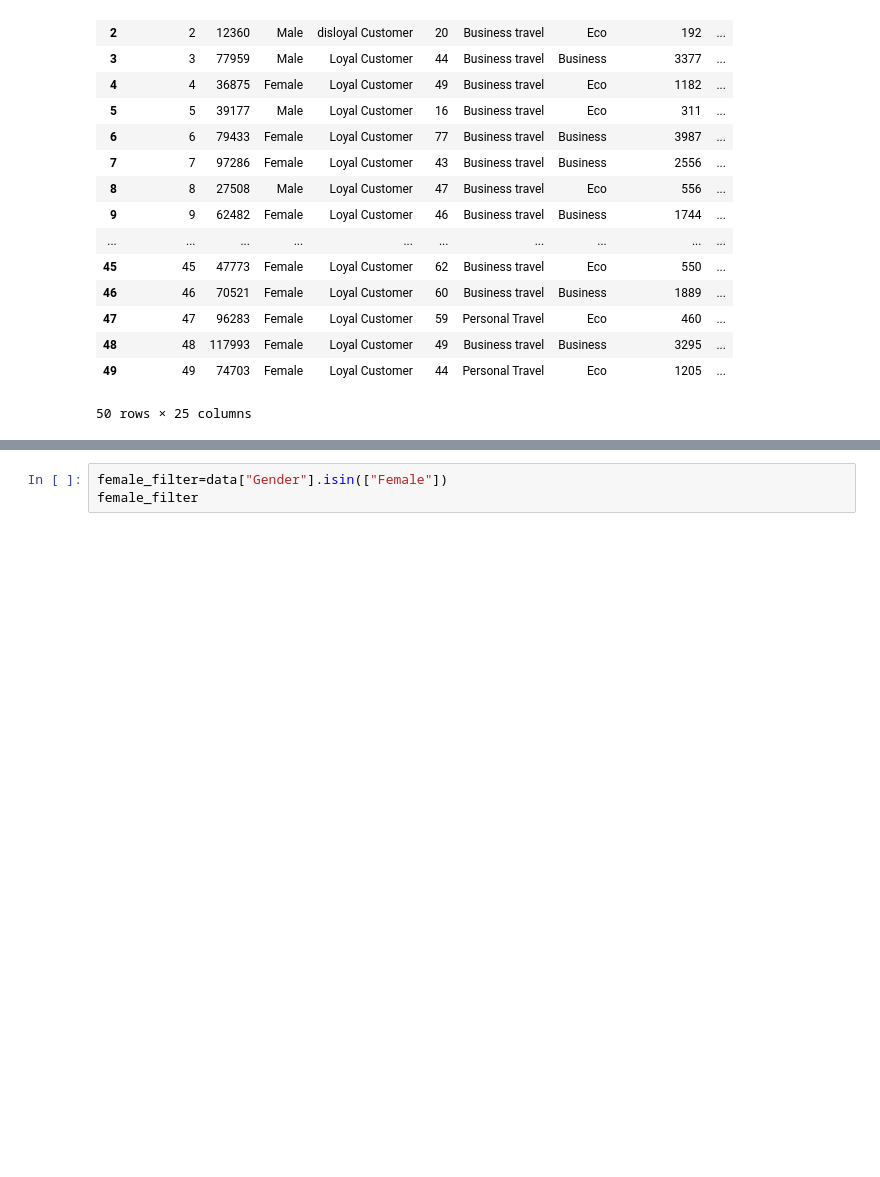
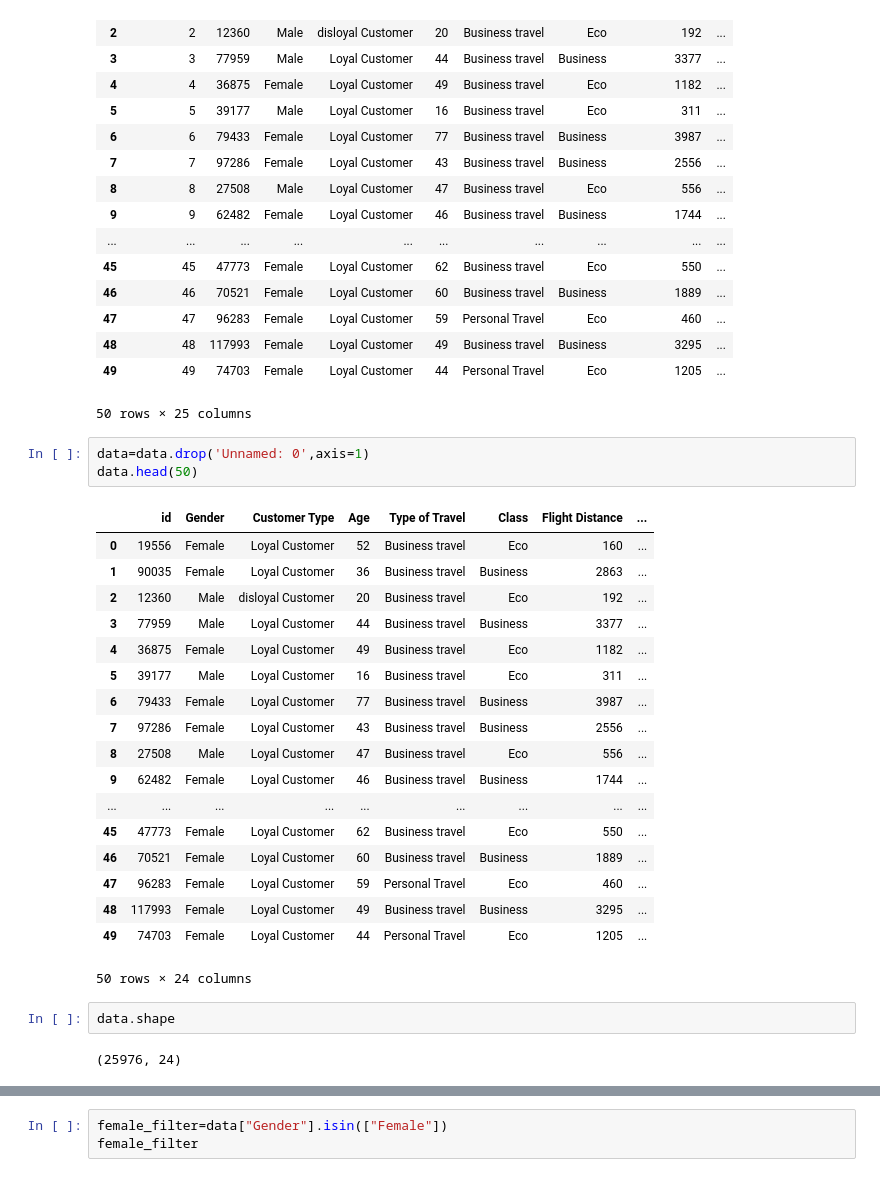
Before and after one commit to PatrycjaData/Airline_Passenger_Satisfaction-Python, a Jupyter notebook: Airline_Passenger_Satisfaction.ipynb, the cells around one changed output, grey strips where cells are left out. Saved outputs shown, nothing was run; the diff lists cells and outputs as text; blank space fills up the shorter version.

```diff
--- a/Results_Airline_Passenger_Satisfaction.ipynb
+++ b/Airline_Passenger_Satisfaction.ipynb
@@ -24,3 +24,29 @@ data.head(50)
 | 48 | 48 | 117993 | Female | Loyal Customer | 49 | Business travel | Business | 3295 | ... |
 | 49 | 49 | 74703 | Female | Loyal Customer | 44 | Personal Travel | Eco | 1205 | ... |
 50 rows × 25 columns
+# %%
+data=data.drop('Unnamed: 0',axis=1)
+data.head(50)
+# %% [output]
+|  | id | Gender | Customer Type | Age | Type of Travel | Class | Flight Distance | ... |
+| 0 | 19556 | Female | Loyal Customer | 52 | Business travel | Eco | 160 | ... |
+| 1 | 90035 | Female | Loyal Customer | 36 | Business travel | Business | 2863 | ... |
+| 2 | 12360 | Male | disloyal Customer | 20 | Business travel | Eco | 192 | ... |
+| 3 | 77959 | Male | Loyal Customer | 44 | Business travel | Business | 3377 | ... |
+| 4 | 36875 | Female | Loyal Customer | 49 | Business travel | Eco | 1182 | ... |
+| 5 | 39177 | Male | Loyal Customer | 16 | Business travel | Eco | 311 | ... |
+| 6 | 79433 | Female | Loyal Customer | 77 | Business travel | Business | 3987 | ... |
+| 7 | 97286 | Female | Loyal Customer | 43 | Business travel | Business | 2556 | ... |
+| 8 | 27508 | Male | Loyal Customer | 47 | Business travel | Eco | 556 | ... |
+| 9 | 62482 | Female | Loyal Customer | 46 | Business travel | Business | 1744 | ... |
+| ... | ... | ... | ... | ... | ... | ... | ... | ... |
+| 45 | 47773 | Female | Loyal Customer | 62 | Business travel | Eco | 550 | ... |
+| 46 | 70521 | Female | Loyal Customer | 60 | Business travel | Business | 1889 | ... |
+| 47 | 96283 | Female | Loyal Customer | 59 | Personal Travel | Eco | 460 | ... |
+| 48 | 117993 | Female | Loyal Customer | 49 | Business travel | Business | 3295 | ... |
+| 49 | 74703 | Female | Loyal Customer | 44 | Personal Travel | Eco | 1205 | ... |
+50 rows × 24 columns
+# %%
+data.shape
+# %% [output]
+(25976, 24)
```
Also changed, not shown: parts of 6 cells of this notebook.
